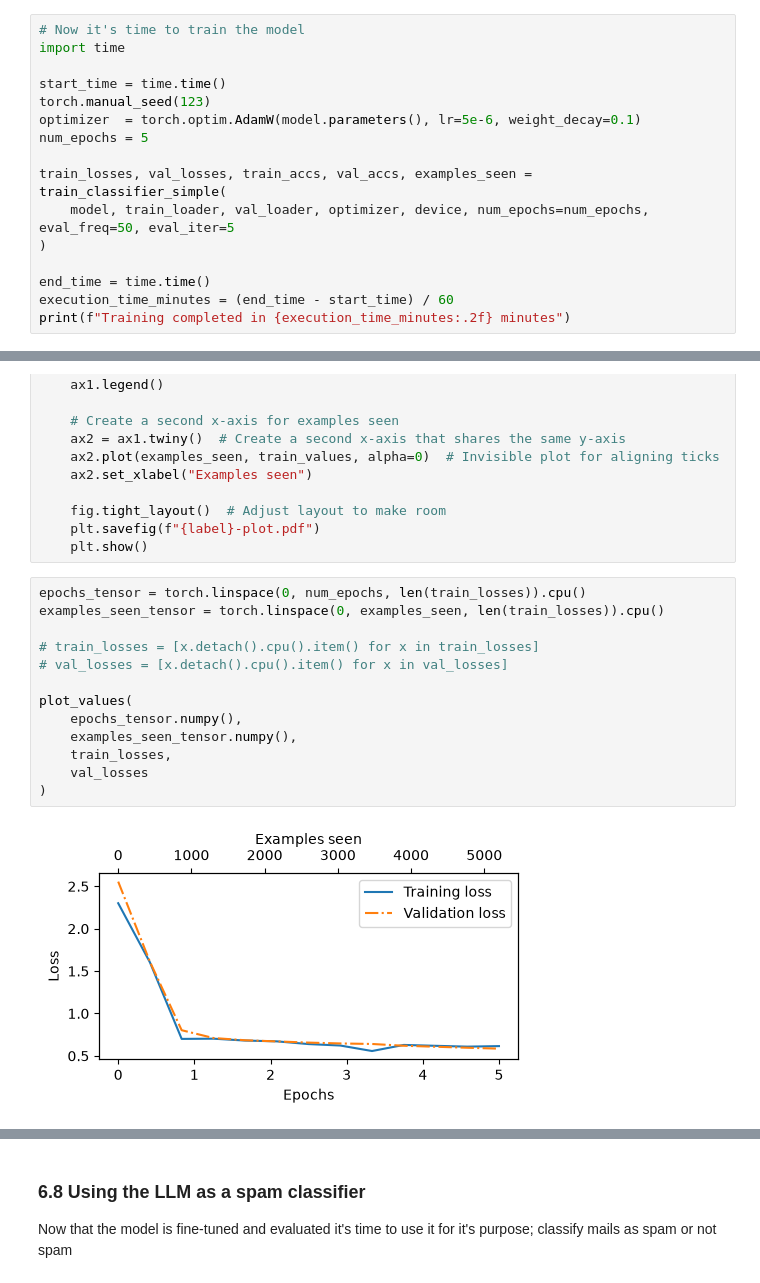
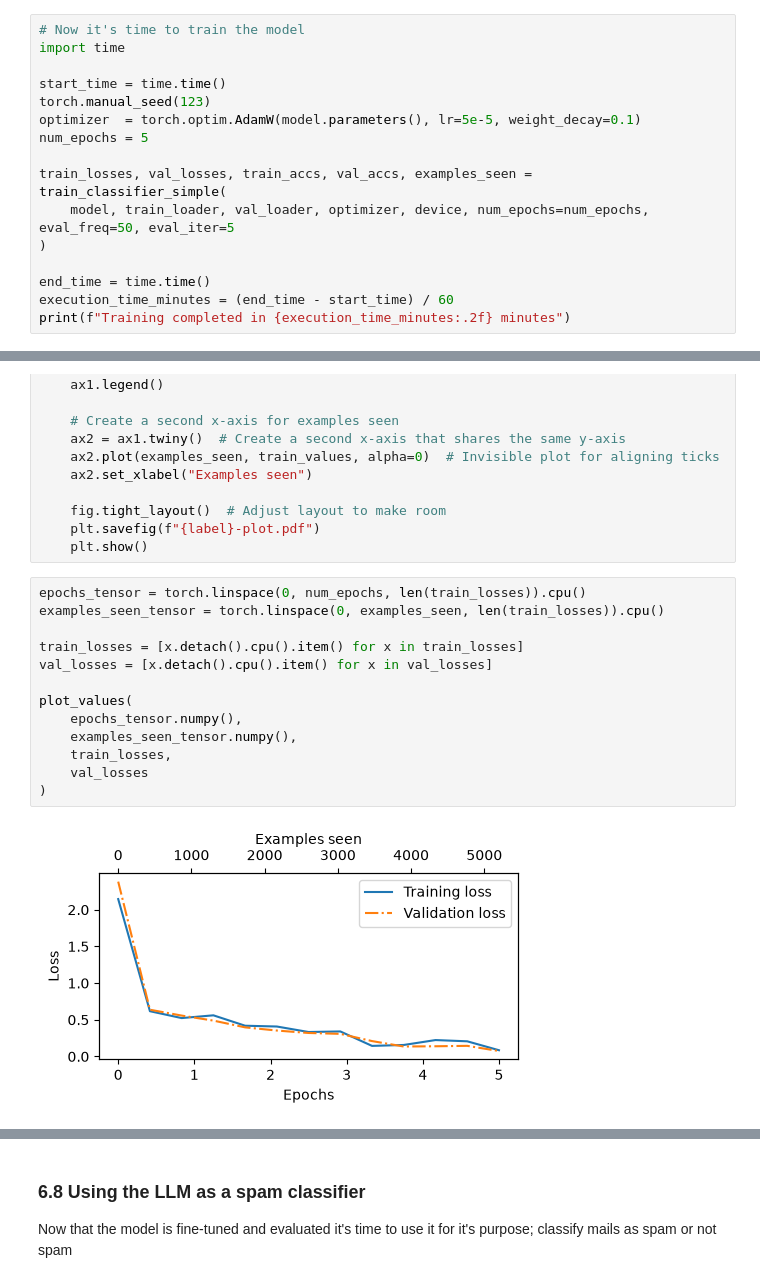
Before and after one commit to Gustaf1891/build-a-llm, a Jupyter notebook: ch06/ch6.ipynb, the cells around one changed output, grey strips where cells are left out. Saved outputs shown, nothing was run; the diff lists cells and outputs as text.

```diff
--- a/ch06/ch6.ipynb
+++ b/ch06/ch6.ipynb
@@ -534,7 +544,7 @@ import time
 
 start_time = time.time()
 torch.manual_seed(123)
-optimizer  = torch.optim.AdamW(model.parameters(), lr=5e-6, weight_decay=0.1)
+optimizer  = torch.optim.AdamW(model.parameters(), lr=5e-5, weight_decay=0.1)
 num_epochs = 5
 
 train_losses, val_losses, train_accs, val_accs, examples_seen = train_classifier_simple(
@@ -588,18 +598,18 @@ def plot_values(epochs_seen, examples_seen, train_values, val_values, label="los
 # %%
 epochs_tensor = torch.linspace(0, num_epochs, len(train_losses)).cpu()
 examples_seen_tensor = torch.linspace(0, examples_seen, len(train_losses)).cpu()
 
-# train_losses = [x.detach().cpu().item() for x in train_losses]
-# val_losses = [x.detach().cpu().item() for x in val_losses]
+train_losses = [x.detach().cpu().item() for x in train_losses]
+val_losses = [x.detach().cpu().item() for x in val_losses]
 
 plot_values(
     epochs_tensor.numpy(),
     examples_seen_tensor.numpy(),
     train_losses,
     val_losses
 )
 # %% [output]
-[figure, old version]
+[figure, new version]
 # %%
 # Now we can plot the classification accuracies
 epochs_tensor = torch.linspace(0, num_epochs, len(train_accs))
```
Also changed, not shown: parts of 5 cells of this notebook, 2 other files.
